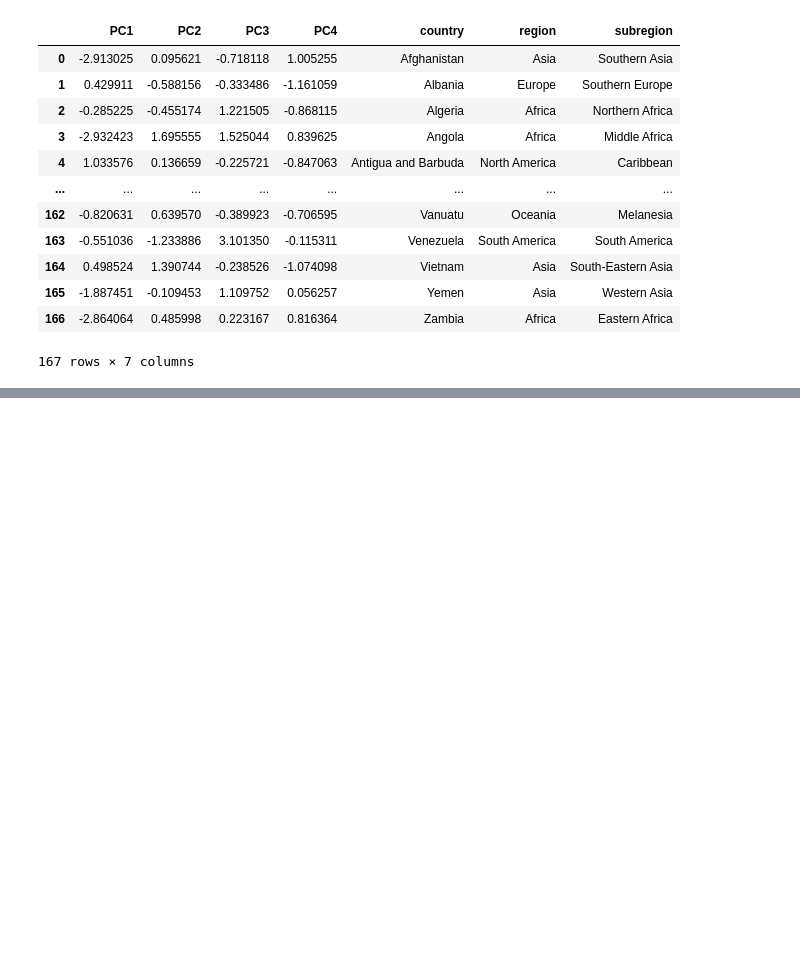
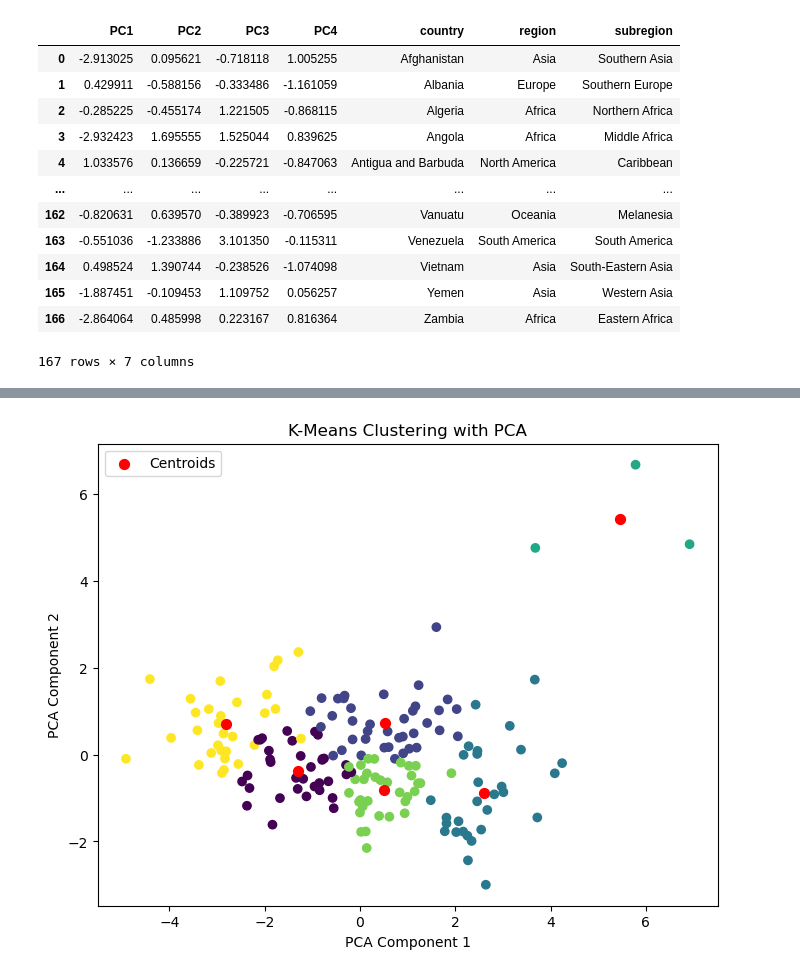
Before and after one commit to Ezrill-Lin/CountryCluster, a Jupyter notebook: K-Means.ipynb, the cells around one changed output, grey strips where cells are left out. Drawn from its saved outputs; the diff is of its cells as text; code cells hidden in the pictures; blank space fills up the shorter version.

```diff
--- a/K-Means.ipynb
+++ b/K-Means.ipynb
@@ -22,0 +65,16 @@ df
+# %%
+# Using PCA to visualize the cluster
+pca = PCA(n_components=2)
+data_reduced = pca.fit_transform(pc.iloc[:,0:4])
+
+# Plot the reduced data with cluster labels
+plt.figure(figsize=(8,6))
+plt.scatter(data_reduced[:, 0], data_reduced[:, 1], c=labels, cmap='viridis')
+plt.scatter(pca.transform(centroids)[:, 0], pca.transform(centroids)[:, 1], s=50, c='red', label='Centroids')
+plt.xlabel('PCA Component 1')
+plt.ylabel('PCA Component 2')
+plt.title('K-Means Clustering with PCA')
+plt.legend()
+plt.show()
+# %% [output]
+[figure, added]
```
Also changed, not shown: parts of 8 cells of this notebook.
